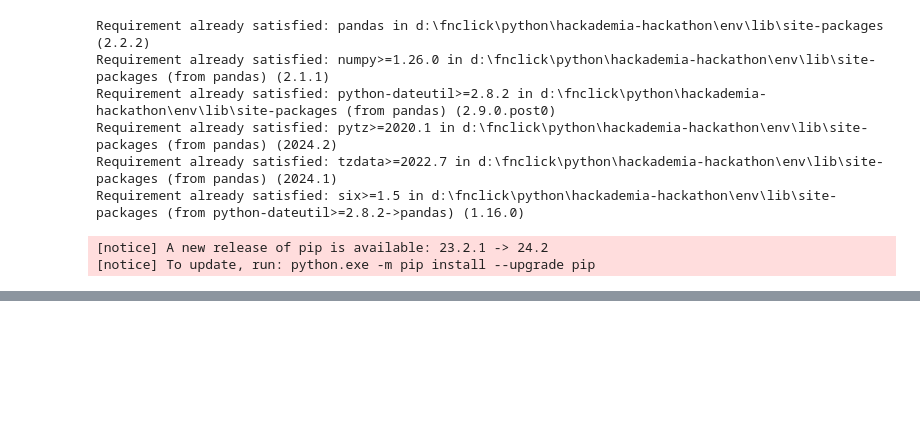
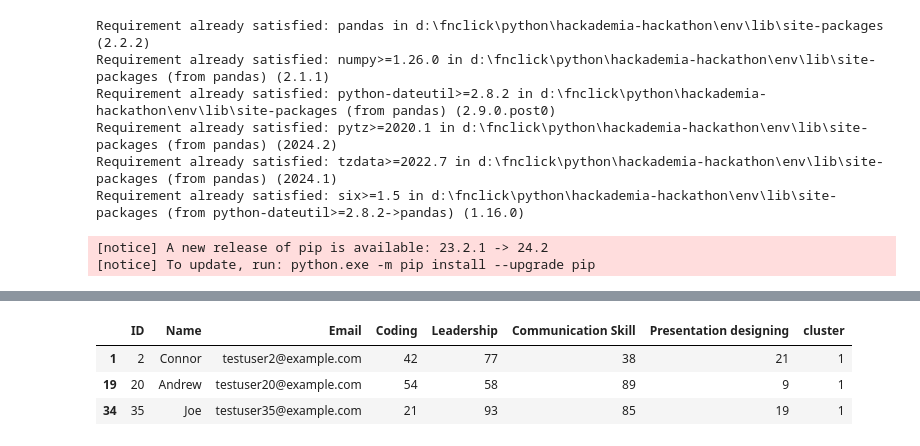
Before and after one commit to KiranKhayamali/Hackademia-Hackathon, a Jupyter notebook: model.ipynb, the cells around one changed output, grey strips where cells are left out. Saved outputs shown, nothing was run; the diff lists cells and outputs as text; code cells hidden in the pictures; blank space fills up the shorter version.

```diff
--- a/model.ipynb
+++ b/model.ipynb
@@ -237,0 +282,7 @@ Name: 21, dtype: object]
+# %%
+display(dataframes['data_1'])
+# %% [output]
+|  | ID | Name | Email | Coding | Leadership | Communication Skill | Presentation designing | cluster |
+| 1 | 2 | Connor | testuser2@example.com | 42 | 77 | 38 | 21 | 1 |
+| 19 | 20 | Andrew | testuser20@example.com | 54 | 58 | 89 | 9 | 1 |
+| 34 | 35 | Joe | testuser35@example.com | 21 | 93 | 85 | 19 | 1 |
```
Also changed, not shown: parts of 16 cells of this notebook, 6 other files.
